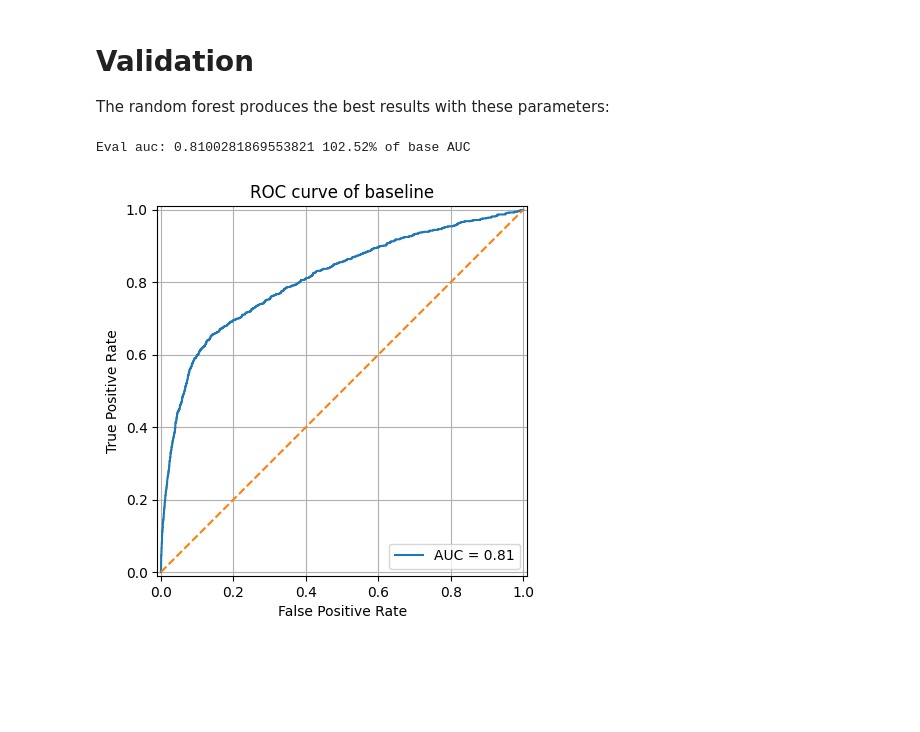
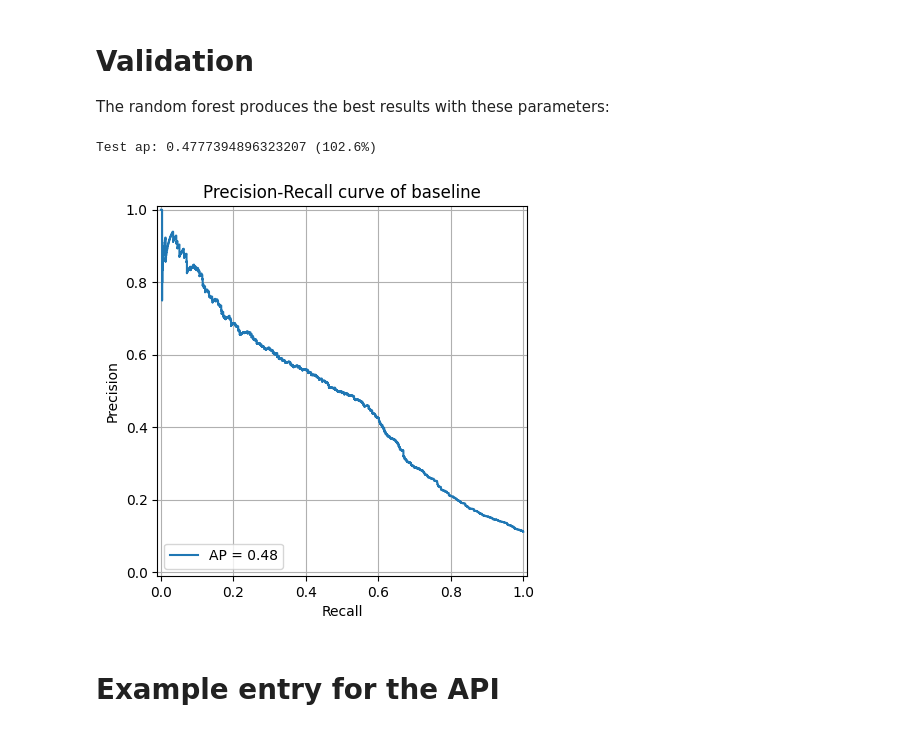
Before and after one commit to julxi/machine-learning-zoomcamp-2025-midterm, a Jupyter notebook: notebook.ipynb, the cells around one changed output. Saved outputs shown, nothing was run; the diff lists cells and outputs as text; code cells hidden in the pictures; blank space fills up the shorter version.

```diff
--- a/notebook.ipynb
+++ b/notebook.ipynb
@@ -433,7 +417,7 @@ len(SELECTED_FEATURES)
 
 We prepare the data for tuning a linear model and a tree based model.
 # %%
-dict_train_full = df_train_full[SELECTED_FEATURES].to_dict(orient="records")
+dict_train_full = df_train_full[RESTRICTED_FEATURES].to_dict(orient="records")
 data_preparation_pipeline = get_data_preparation_pipeline()
 X_train_full = data_preparation_pipeline.fit_transform(dict_train_full)
 # %% [markdown]
@@ -444,17 +428,18 @@ For fine tuning we can use `sklearn.model_selection`
 log_reg = sk.linear_model.LogisticRegression(random_state=SEED)
 
 param_grid = {
-    "C": [0.001, 0.01, 0.1, 1, 10, 100],
-    "penalty": ["l1", "l2"],
-    "solver": ["liblinear", "saga"],  # both support L1
-    "max_iter": [1_000],
+    "C": [0.01, 0.1, 1, 5, 10],
+    "tol": [0.01, 0.1, 0.0001],
+    "class_weight": [None, "balanced"],
+    "solver": ["lbfgs", "liblinear", "saga", "newton-cholesky"],
+    "max_iter": [2_000],
 }
 
 log_reg_grid = sk.model_selection.GridSearchCV(
     estimator=log_reg,
     param_grid=param_grid,
     cv=5,
-    scoring="roc_auc",
+    scoring="average_precision",
     n_jobs=-1,
 )
 
@@ -462,6 +447,6 @@ log_reg_grid.fit(X_train_full, y_train_full)
 
 print("Best params:", log_reg_grid.best_params_)
 print(
-    f"Best score: {log_reg_grid.best_score_} ({log_reg_grid.best_score_/BASE_AUC*100:.2f}%)"
+    f"Best score: {log_reg_grid.best_score_} ({log_reg_grid.best_score_/BASE_AP*100:.2f}%)"
 )
 # %% [output]
@@ -527,33 +537,40 @@ rf_best_params = {
 }
 # %%
+# all features
+dict_train_full = df_train_full[ALL_FEATURES].to_dict(orient="records")
+data_preparation_pipeline = get_data_preparation_pipeline()
+X_train_full = data_preparation_pipeline.fit_transform(dict_train_full)
+
 # train
 rf = sk.ensemble.RandomForestClassifier(
-    **rf_best_params,
+    **rf_search.best_params_,
     random_state=SEED,
     n_jobs=-1,
 )
 
 rf.fit(X_train_full, y_train_full)
 
 
 # evaluate
-dict_test = df_test[SELECTED_FEATURES].to_dict(orient="records")
+dict_test = df_test[ALL_FEATURES].to_dict(orient="records")
 X_test = data_preparation_pipeline.transform(dict_test)
 y_test_prob = rf.predict_proba(X_test)[:, 1]
 
 
-# baseline auc
-eval_auc = sk.metrics.roc_auc_score(y_test, y_test_prob)
-print(f"Eval auc: {eval_auc}", f"{eval_auc/BASE_AUC*100:.2f}% of base AUC")
+# eval ap
+test_ap = sk.metrics.average_precision_score(y_test, y_test_prob)
+print(f"Test ap: {test_ap} ({test_ap/BASE_AP*100:.1f}%)")
 
-# check roc curve
-fpr, tpr, thresholds = sk.metrics.roc_curve(y_test, y_test_prob)
-sk.metrics.RocCurveDisplay(fpr=fpr, tpr=tpr, roc_auc=eval_auc).plot()
-plt.plot([0, 1], [0, 1], linestyle="--")
-plt.title("ROC curve of baseline")
-
+# check precision-recall curve
+precision, recall, thresholds = sk.metrics.precision_recall_curve(y_test, y_test_prob)
+sk.metrics.PrecisionRecallDisplay(
+    precision=precision, recall=recall, average_precision=test_ap
+).plot()
+plt.title("Precision-Recall curve of baseline")
 plt.grid(True)
 # %% [output]
-Eval auc: 0.8100281869553821 102.52% of base AUC
+Test ap: 0.4777394896323207 (102.6%)
-[figure, old version]
+[figure, new version]
+# %% [markdown]
+# Example entry for the API
 # %%
```
Also changed, not shown: parts of 18 cells of this notebook, 3 other files.
